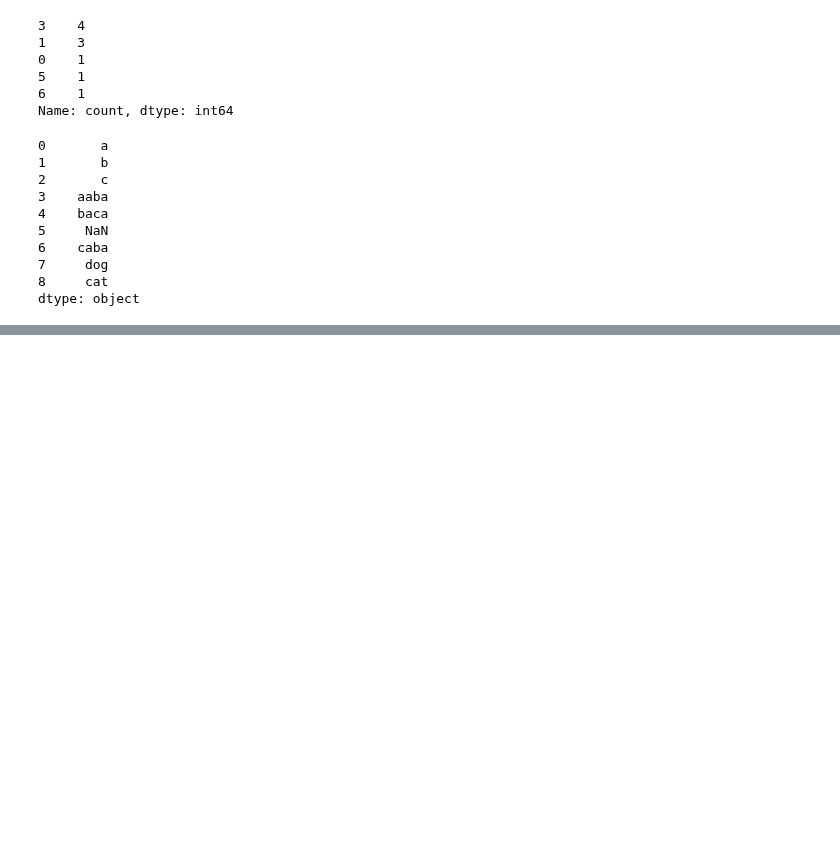
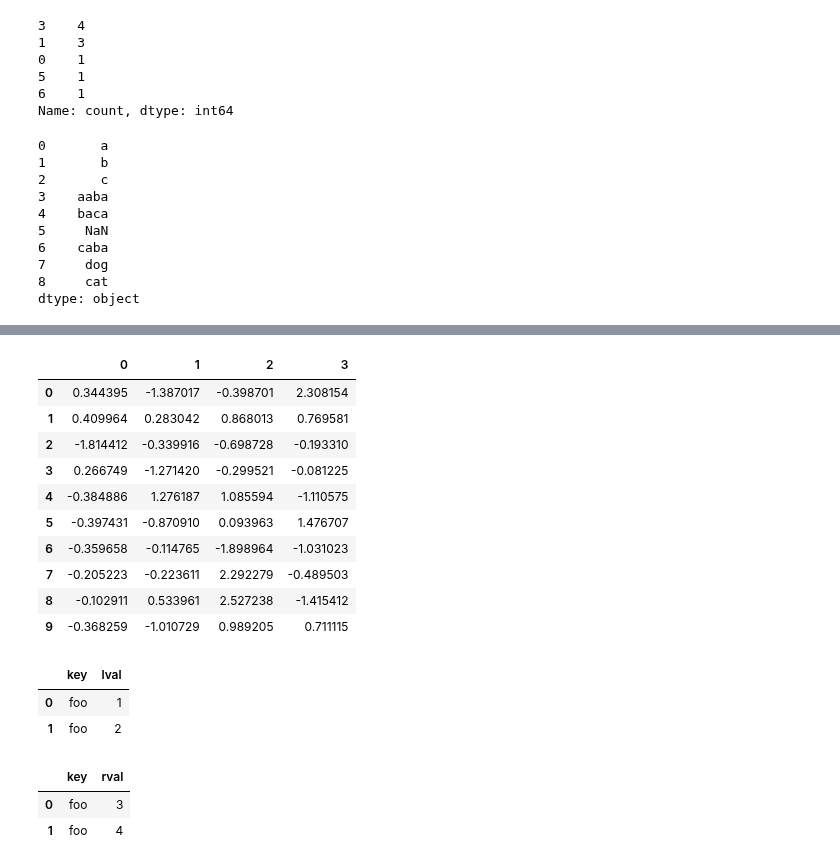
Before and after one commit to TaMaN2031A/data-yard, a Jupyter notebook: Roots of Knowledge/pandas documentation/User Guide/10 minutes to pandas.ipynb, the cells around one changed output, grey strips where cells are left out. Drawn from its saved outputs; the diff is of its cells as text; code cells hidden in the pictures; blank space fills up the shorter version.

```diff
--- a/Roots of Knowledge/pandas documentation/User Guide/10 minutes to pandas.ipynb
+++ b/Roots of Knowledge/pandas documentation/User Guide/10 minutes to pandas.ipynb
@@ -581,0 +606,2 @@ dtype: object
+# %%
+pieces = [df[:3], df[3:7], df[7:]]
@@ -581,0 +624,14 @@ dtype: object
+# %%
+pd.concat(pieces)
+# %% [output]
+|  | 0 | 1 | 2 | 3 |
+| 0 | 0.344395 | -1.387017 | -0.398701 | 2.308154 |
+| 1 | 0.409964 | 0.283042 | 0.868013 | 0.769581 |
+| 2 | -1.814412 | -0.339916 | -0.698728 | -0.193310 |
+| 3 | 0.266749 | -1.271420 | -0.299521 | -0.081225 |
+| 4 | -0.384886 | 1.276187 | 1.085594 | -1.110575 |
+| 5 | -0.397431 | -0.870910 | 0.093963 | 1.476707 |
+| 6 | -0.359658 | -0.114765 | -1.898964 | -1.031023 |
+| 7 | -0.205223 | -0.223611 | 2.292279 | -0.489503 |
+| 8 | -0.102911 | 0.533961 | 2.527238 | -1.415412 |
+| 9 | -0.368259 | -1.010729 | 0.989205 | 0.711115 |
@@ -581,0 +641,12 @@ dtype: object
+# %%
+left
+# %% [output]
+|  | key | lval |
+| 0 | foo | 1 |
+| 1 | foo | 2 |
+# %%
+right
+# %% [output]
+|  | key | rval |
+| 0 | foo | 3 |
+| 1 | foo | 4 |
```
Also changed, not shown: parts of 26 cells of this notebook.
